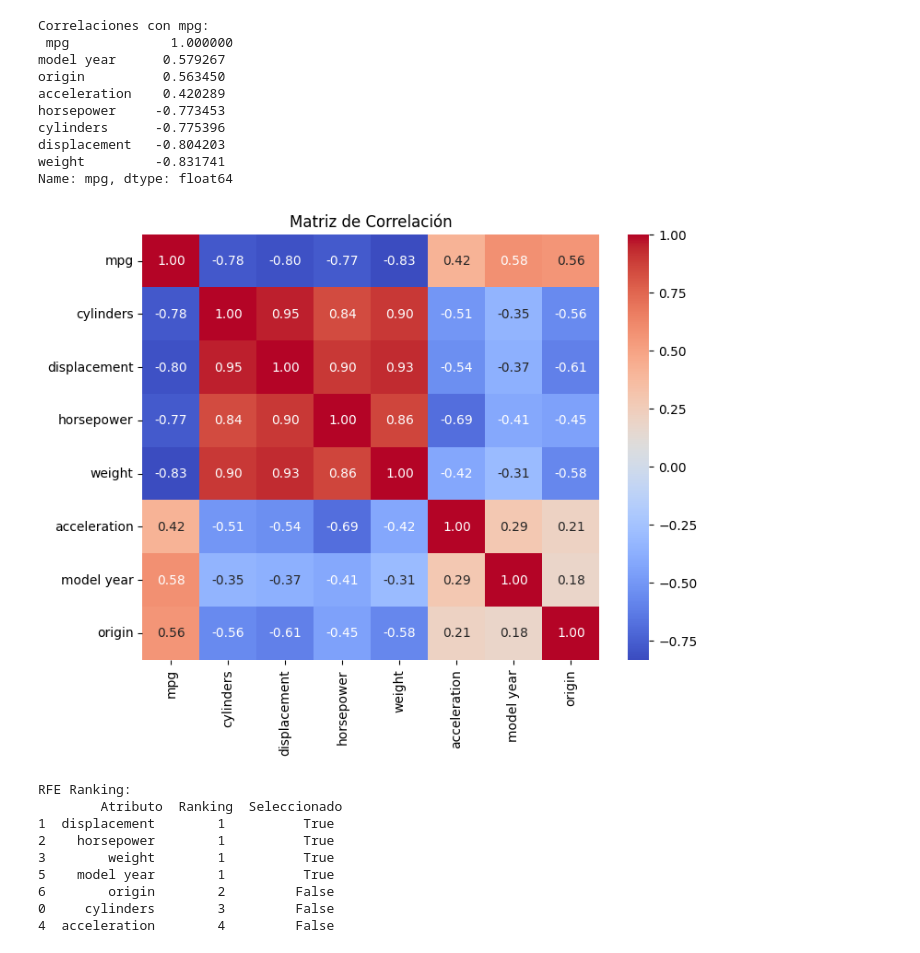
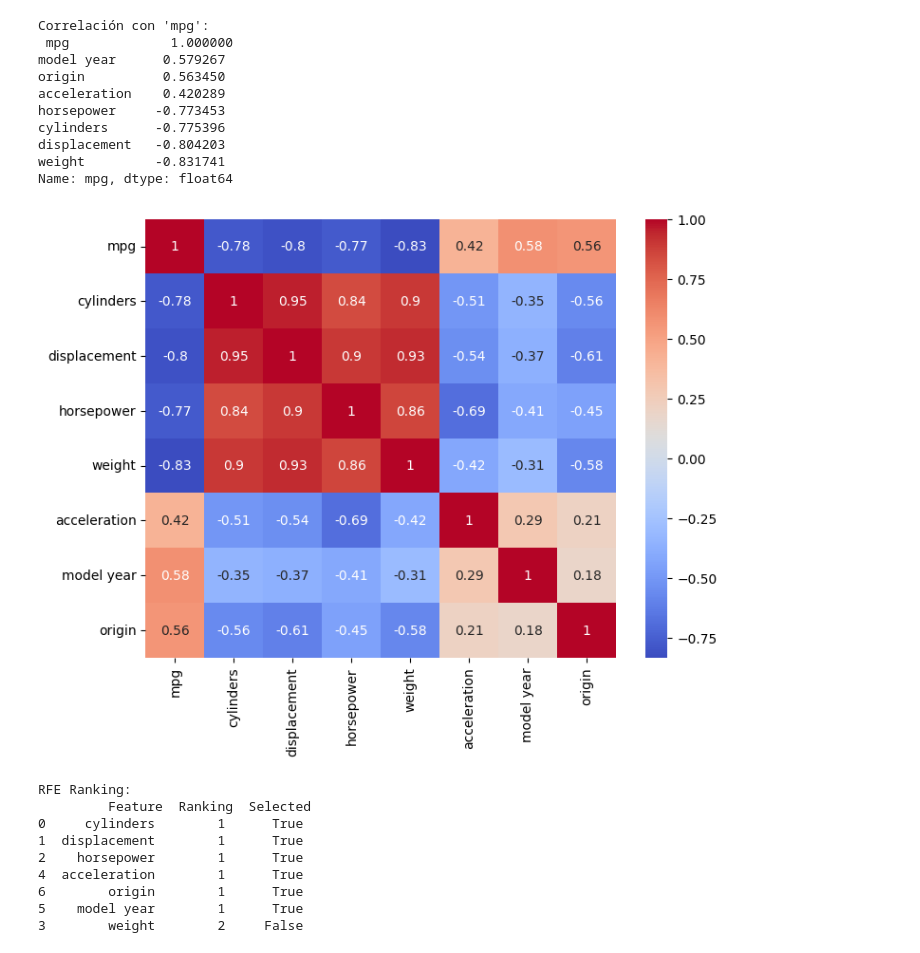
Before and after one commit to HailieTapia/mes-2, a Jupyter notebook: Mes2.ipynb, the cells around one changed output. Cells and saved outputs as stored; diff of their text form; code cells hidden in the pictures.

```diff
--- a/Mes2.ipynb
+++ b/Mes2.ipynb
@@ -35,4 +3,0 @@ dtype: int64
-# %%
-#Identificar y convertir valores "?" a NaN
-df['horsepower'] = pd.to_numeric(df['horsepower'], errors='coerce')
-print(df['horsepower'].isna().sum())
@@ -54,5 +4,8 @@ dtype: int64
+# %%
+import numpy as np
+#Tratamiento de Valores Faltantes
+df['horsepower'] = df['horsepower'].replace('?', np.nan)
+df['horsepower'] = pd.to_numeric(df['horsepower'])
 # %%
-# Imputar 'hoursepower' con la mediana
-median_horsepower = df['horsepower'].median()
-df['horsepower'] = df['horsepower'].fillna(median_horsepower)
-df.isnull().sum()
+# tratar nulos con la mediana
+df['horsepower'] = df['horsepower'].fillna(df['horsepower'].median())
@@ -90,40 +18,40 @@ X_scaled_df = pd.DataFrame(X_scaled, columns=X.columns)
 # %%
-# Método 1: Matriz de correlación
-correlation_matrix = df.corr()
-print("Correlaciones con mpg:\n", correlation_matrix['mpg'].sort_values(ascending=False))
-
-# Visualizar matriz de correlación
+# 1. Matriz de correlación
+corr_matrix = df.corr()
+print("Correlación con 'mpg':\n", corr_matrix['mpg'].sort_values(ascending=False))
+# Visualizar matriz (opcional)
 plt.figure(figsize=(8, 6))
-sns.heatmap(correlation_matrix, annot=True, cmap='coolwarm', fmt='.2f')
-plt.title('Matriz de Correlación')
+sns.heatmap(corr_matrix, annot=True, cmap='coolwarm')
 plt.show()
 # %% [output]
-Correlaciones con mpg:
+Correlación con 'mpg':
  mpg             1.000000
 model year      0.579267
 origin          0.563450
 acceleration    0.420289
 horsepower     -0.773453
 cylinders      -0.775396
 displacement   -0.804203
 weight         -0.831741
 Name: mpg, dtype: float64
-[figure, old version]
+[figure, new version]
 # %%
-# Método 2: RFE con regresión lineal
+from sklearn.feature_selection import RFE
+from sklearn.linear_model import LinearRegression
+# 2. RFE con regresión lineal
 model = LinearRegression()
-rfe = RFE(estimator=model, n_features_to_select=4)
-rfe.fit(X_scaled_df, y)
-rfe_ranking = pd.DataFrame({'Atributo': X.columns, 'Ranking': rfe.ranking_, 'Seleccionado': rfe.support_})
+rfe = RFE(model, n_features_to_select=6)
+rfe_fit = rfe.fit(X, y)
+rfe_ranking = pd.DataFrame({'Feature': X.columns, 'Ranking': rfe.ranking_, 'Selected': rfe.support_})
 print("\nRFE Ranking:\n", rfe_ranking.sort_values(by='Ranking'))
 # %% [output]
 RFE Ranking:
-        Atributo  Ranking  Seleccionado
-1  displacement        1          True
-2    horsepower        1          True
-3        weight        1          True
-5    model year        1          True
-6        origin        2         False
-0     cylinders        3         False
-4  acceleration        4         False
+         Feature  Ranking  Selected
+0     cylinders        1      True
+1  displacement        1      True
+2    horsepower        1      True
+4  acceleration        1      True
+6        origin        1      True
+5    model year        1      True
+3        weight        2     False
 # %%
```
Also changed, not shown: parts of 16 cells of this notebook, 5 other files.
